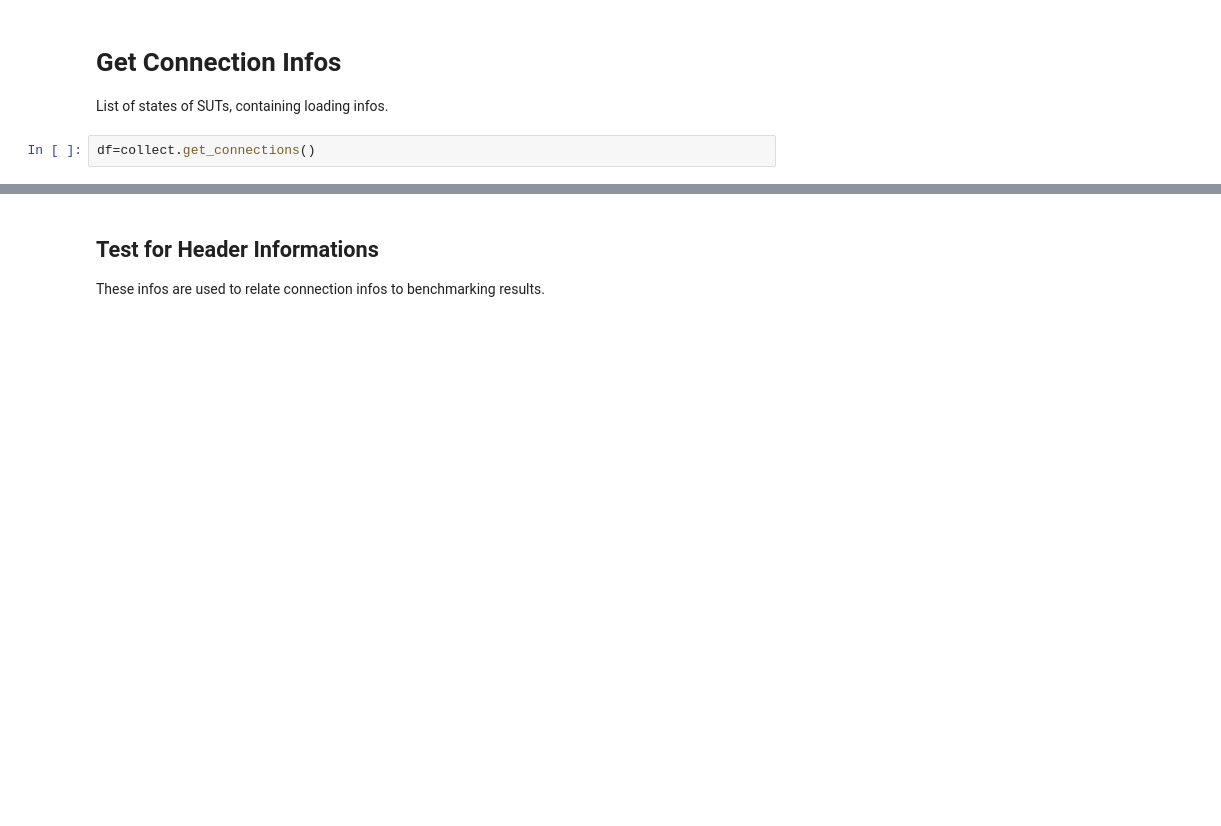
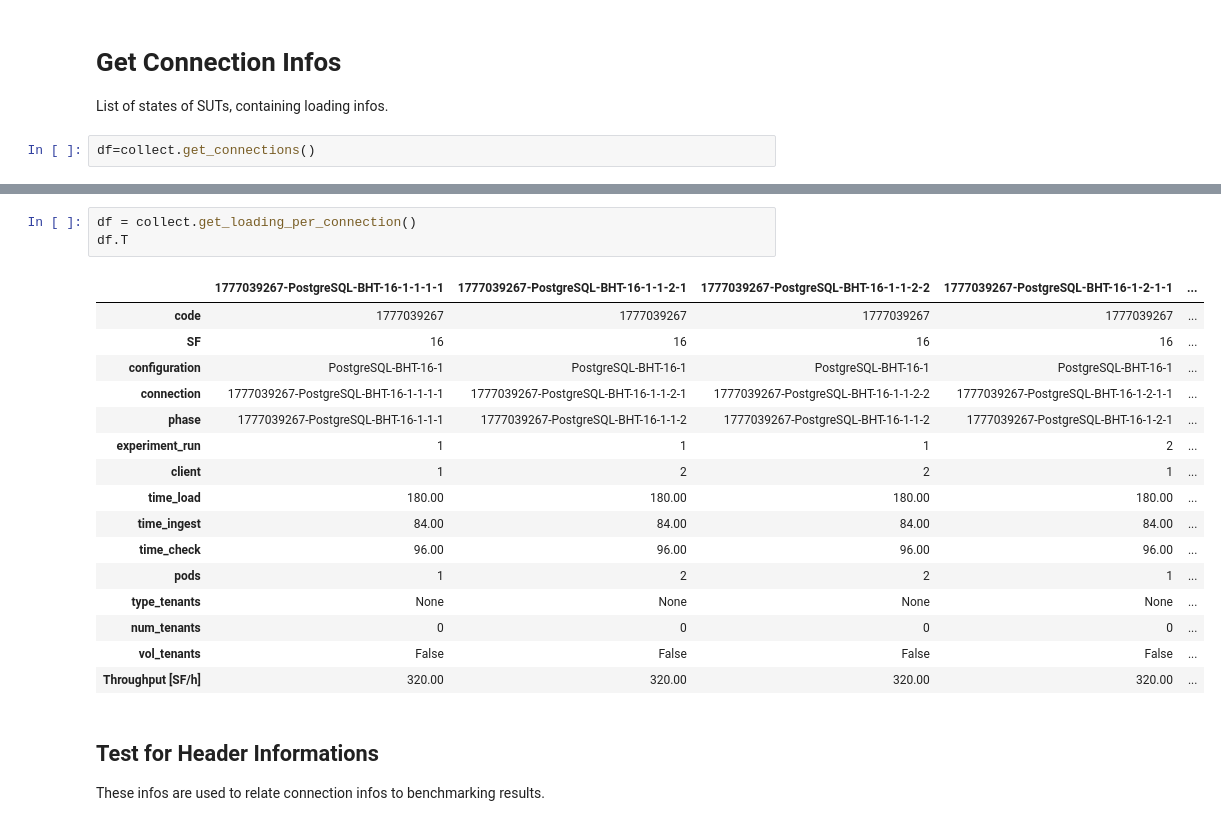
Before and after one commit to Beuth-Erdelt/Benchmark-Experiment-Host-Manager, a Jupyter notebook: dev/Collector-HammerDB.ipynb, the cells around one changed output, grey strips where cells are left out. Cells and saved outputs as stored; diff of their text form; blank space fills up the shorter version.

```diff
--- a/dev/Collector-HammerDB.ipynb
+++ b/dev/Collector-HammerDB.ipynb
@@ -98,6 +98,26 @@ df.T
 | arg_min_wal_size | 32GB | 32GB | 32GB | 32GB | ... |
 | arg_checkpoint_timeout | 12h | 12h | 12h | 12h | ... |
 | arg_checkpoint_completion_target | 1.0 | 1.0 | 1.0 | 1.0 | ... |
+# %%
+df = collect.get_loading_per_connection()
+df.T
+# %% [output]
+|  | 1777039267-PostgreSQL-BHT-16-1-1-1-1 | 1777039267-PostgreSQL-BHT-16-1-1-2-1 | 1777039267-PostgreSQL-BHT-16-1-1-2-2 | 1777039267-PostgreSQL-BHT-16-1-2-1-1 | ... |
+| code | 1777039267 | 1777039267 | 1777039267 | 1777039267 | ... |
+| SF | 16 | 16 | 16 | 16 | ... |
+| configuration | PostgreSQL-BHT-16-1 | PostgreSQL-BHT-16-1 | PostgreSQL-BHT-16-1 | PostgreSQL-BHT-16-1 | ... |
+| connection | 1777039267-PostgreSQL-BHT-16-1-1-1-1 | 1777039267-PostgreSQL-BHT-16-1-1-2-1 | 1777039267-PostgreSQL-BHT-16-1-1-2-2 | 1777039267-PostgreSQL-BHT-16-1-2-1-1 | ... |
+| phase | 1777039267-PostgreSQL-BHT-16-1-1-1 | 1777039267-PostgreSQL-BHT-16-1-1-2 | 1777039267-PostgreSQL-BHT-16-1-1-2 | 1777039267-PostgreSQL-BHT-16-1-2-1 | ... |
+| experiment_run | 1 | 1 | 1 | 2 | ... |
+| client | 1 | 2 | 2 | 1 | ... |
+| time_load | 180.00 | 180.00 | 180.00 | 180.00 | ... |
+| time_ingest | 84.00 | 84.00 | 84.00 | 84.00 | ... |
+| time_check | 96.00 | 96.00 | 96.00 | 96.00 | ... |
+| pods | 1 | 2 | 2 | 1 | ... |
+| type_tenants | None | None | None | None | ... |
+| num_tenants | 0 | 0 | 0 | 0 | ... |
+| vol_tenants | False | False | False | False | ... |
+| Throughput [SF/h] | 320.00 | 320.00 | 320.00 | 320.00 | ... |
 # %% [markdown]
 ## Test for Header Informations
 
```
Also changed, not shown: parts of 3 cells of this notebook, 6 other files.
